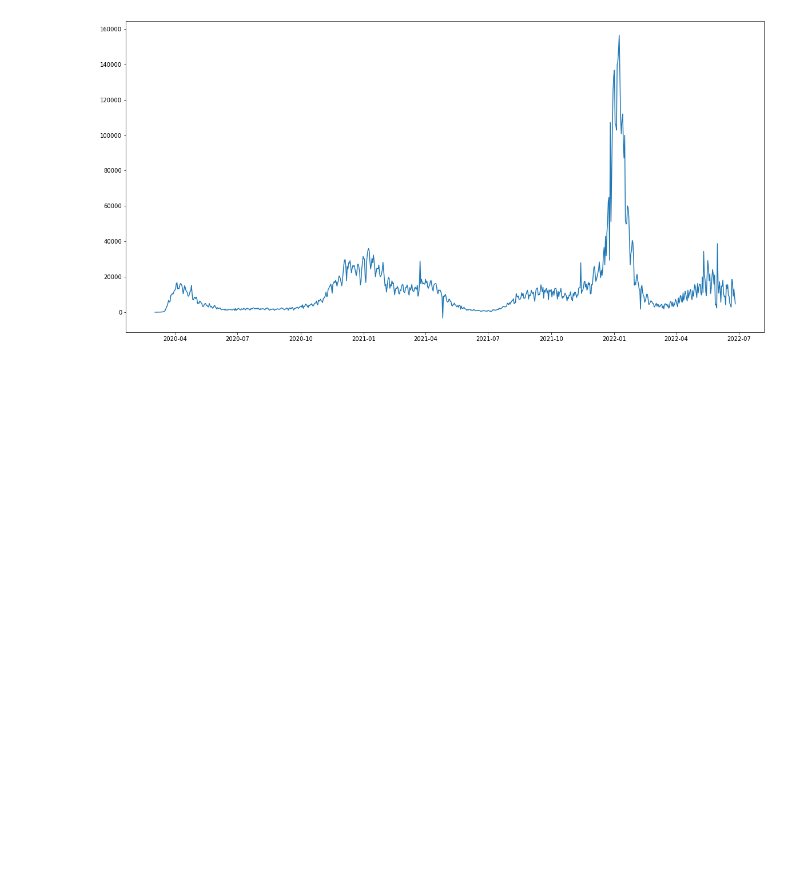
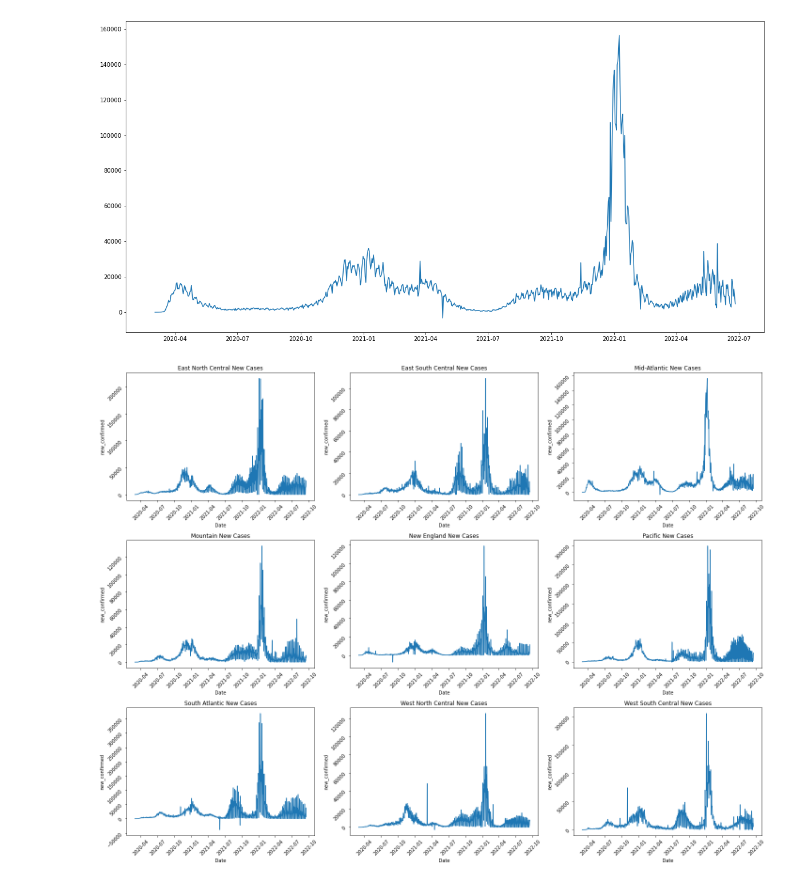
Before and after one commit to benmagevney/Stat390-Project, a Jupyter notebook: bens_models/general/caseload_plots.ipynb, the cells around one changed output. Cells and saved outputs as stored; diff of their text form; code cells hidden in the pictures; blank space fills up the shorter version.

```diff
--- a/caseload_plots.ipynb
+++ b/bens_models/general/caseload_plots.ipynb
@@ -67,3 +67,24 @@ plt.plot(mid_atlantic['new_confirmed'])
 # %% [output]
 [<matplotlib.lines.Line2D at 0x...>]
 [figure]
+# %%
+
+fig, axes = plt.subplots(3, 3, figsize=(20, 15))
+axes = axes.flatten()
+for i, df in enumerate(uni_datasets):
+    region = df.iloc[0]['region']
+    ax = axes[i]
+    y = df[df.index >= "2020-03-01"]['new_confirmed']
+    ax.plot(y)
+    ax.set_title(f"{region} New Cases")
+    ax.set_xlabel('Date')
+    ax.set_ylabel('new_confirmed')
+    ax.tick_params(rotation=45)
+    gap = 120
+    # ax.set_xticks(range(0, len(y.index), gap))
+    # ax.set_xticklabels(y.index[::gap])
+
+plt.tight_layout()
+plt.show()
+# %% [output]
+[figure, added]
```
Also changed, not shown: 4 other files.
